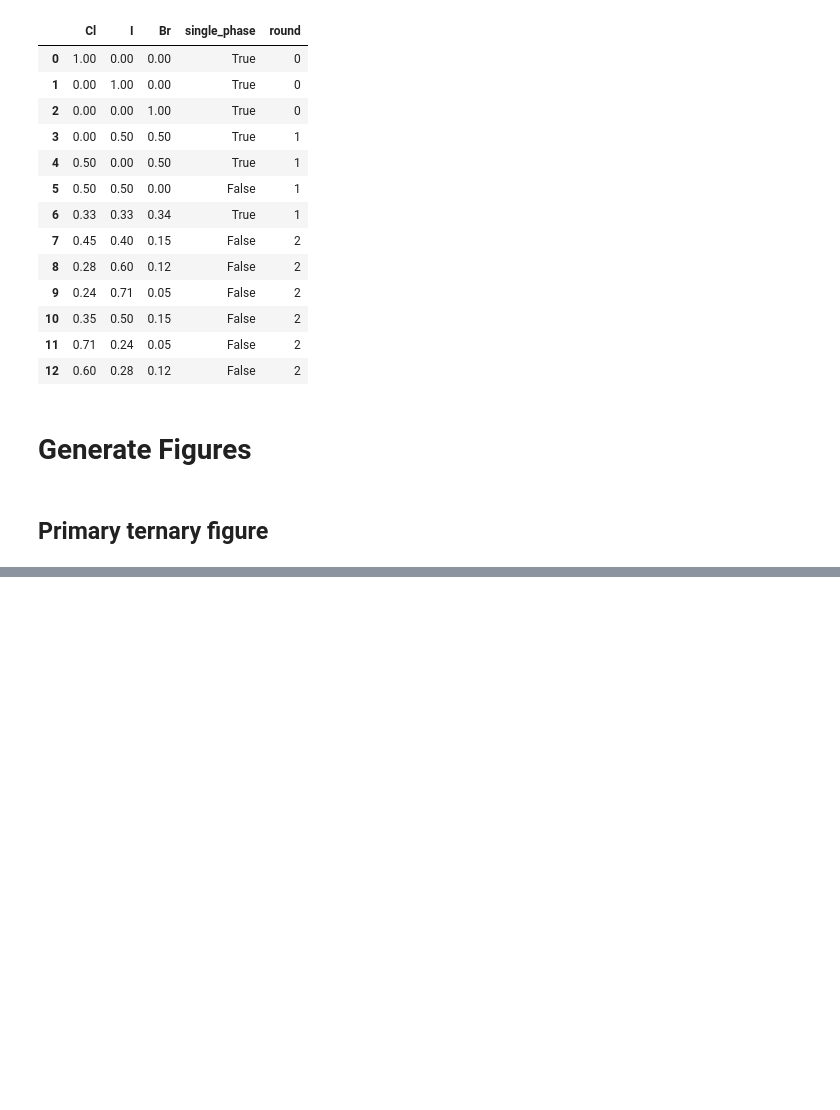
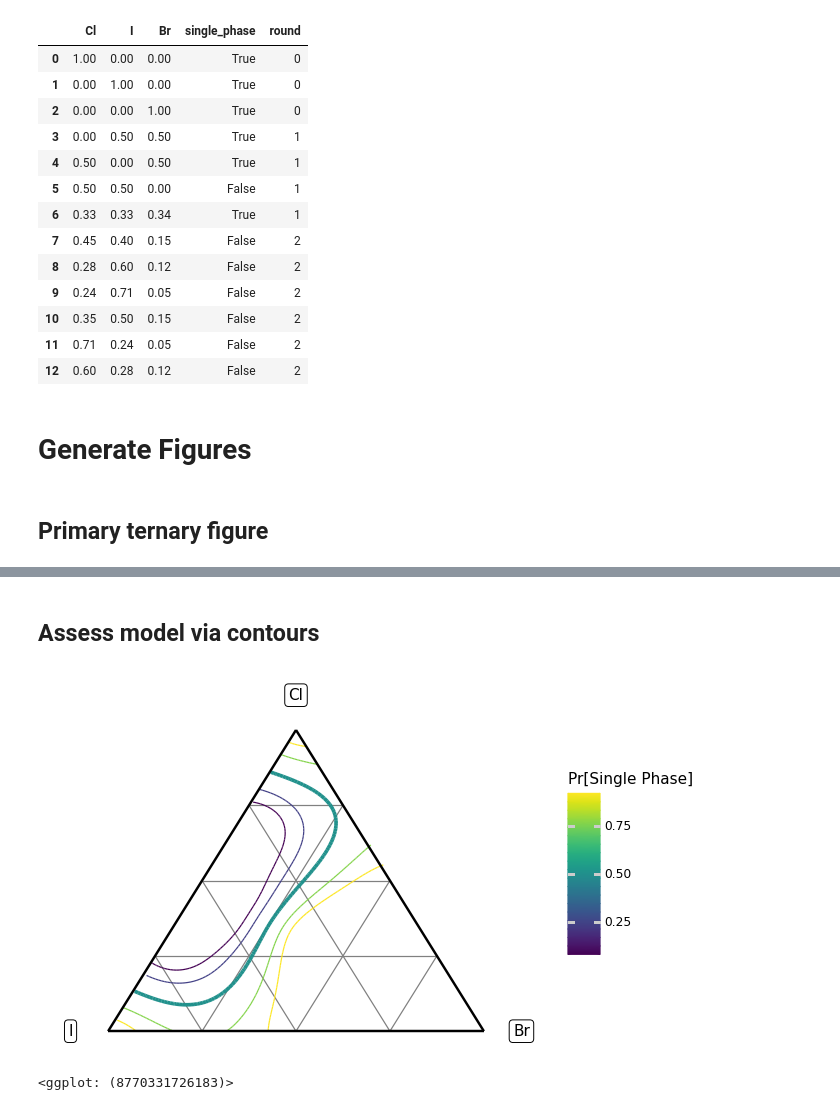
Before and after one commit to kaybr24/perovskite-solar, a Jupyter notebook: figures.ipynb, the cells around one changed output, grey strips where cells are left out. Cells and saved outputs as stored; diff of their text form; code cells hidden in the pictures; blank space fills up the shorter version.

```diff
--- a/figures.ipynb
+++ b/figures.ipynb
@@ -149,0 +185,66 @@ p
+# %% [markdown]
+## Assess model via contours
+# %%
+df_contours = (
+    md_fit
+    >> gr.cp_bounds(x=(0, 1), y=(0, 1))
+    >> gr.ev_contour(
+        out=["single_phase_mean"],
+        var=["x", "y"],
+        n_side=128,
+        levels=dict(single_phase_mean=[0.1, 0.25, 0.5, 0.75, 0.9])
+    )
+    >> tf_thp()
+    >> gr.tf_filter(
+        0 <= DF.I,
+        0 <= DF.Br,
+        0 <= DF.Cl,
+        DF.I <= 1,
+        DF.Br <= 1,
+        DF.Cl <= 1,
+    )
+)
+
+(
+    df_contours
+    >> gr.ggplot(gr.aes("x", "y"))
+    # Guides
+    + gr.geom_segment(
+        data=df_tri_guides,
+        mapping=gr.aes(xend="xend", yend="yend"),
+        color="grey",
+        size=0.5,
+    )
+    + gr.geom_label(
+        data=df_tri_labels,
+        mapping=gr.aes(label="label")
+    )
+    # Data
+    + gr.geom_segment(
+        gr.aes(xend="x_end", yend="y_end", color="level"),
+        size=0.5,
+    )
+    + gr.geom_segment(
+        data=df_contours
+        >> gr.tf_filter(DF.level == 0.5),
+        mapping=gr.aes(xend="x_end", yend="y_end", color="level"),
+        size=1.5
+    )
+    # Triangle border
+    + gr.geom_segment(
+        data=df_tri_bounds,
+        mapping=gr.aes(xend="gr.lead(x)", yend="gr.lead(y)"),
+        size=1.0,
+    )
+    # Plot tail
+    + gr.scale_color_continuous(name="Pr[Single Phase]")
+    + gr.theme_void()
+    + gr.theme(
+        # legend_position="bottom",
+        plot_background=gr.element_rect(fill="white")
+    )
+
+)
+# %% [output]
+[figure, added]
+<ggplot: (8770331726183)>
```
Also changed, not shown: parts of 3 cells of this notebook.
